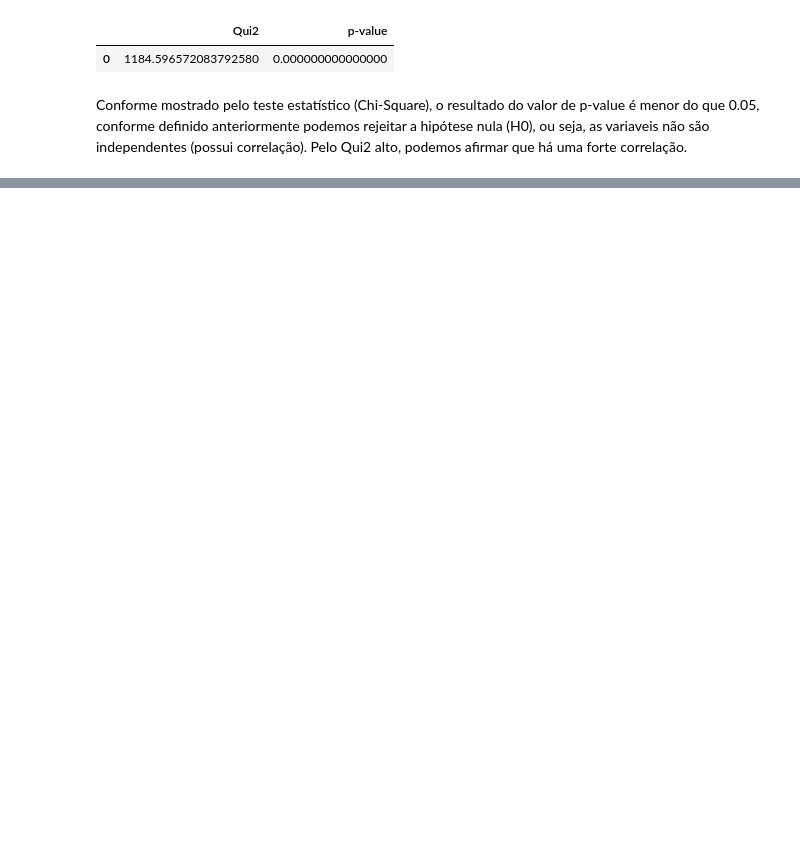
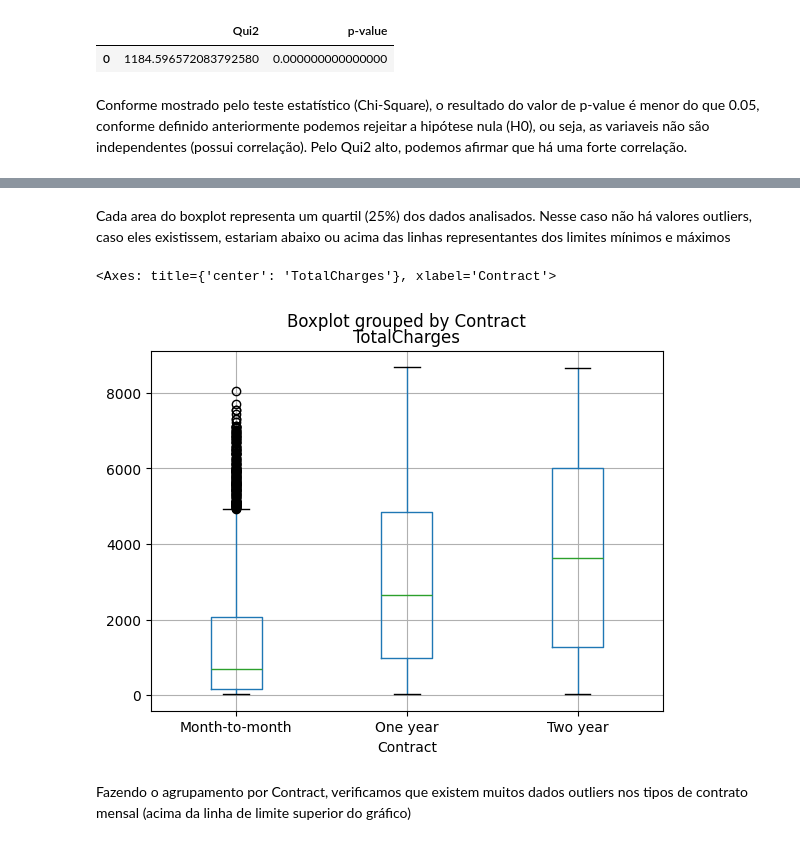
Before and after one commit to icrxz/rocketseat-ai-bootcamp, a Jupyter notebook: eda_telecom/eda_churn.ipynb, the cells around one changed output, grey strips where cells are left out. Cells and saved outputs as stored; diff of their text form; code cells hidden in the pictures; blank space fills up the shorter version.

```diff
--- a/eda_telecom/eda_churn.ipynb
+++ b/eda_telecom/eda_churn.ipynb
@@ -843,0 +1041,10 @@ Conforme mostrado pelo teste estatístico (Chi-Square), o resultado do valor de
+# %% [markdown]
+Cada area do boxplot representa um quartil (25%) dos dados analisados. Nesse caso não há valores outliers, caso eles existissem, estariam abaixo ou acima das linhas representantes dos limites mínimos e máximos
+# %%
+# Box Plot de TotalCharges agrupado por Contract
+df_churn.boxplot(column=['TotalCharges'], by='Contract')
+# %% [output]
+<Axes: title={'center': 'TotalCharges'}, xlabel='Contract'>
+[figure, added]
+# %% [markdown]
+Fazendo o agrupamento por Contract, verificamos que existem muitos dados outliers nos tipos de contrato mensal (acima da linha de limite superior do gráfico)
```
Also changed, not shown: parts of 73 cells of this notebook, 14 other files.
